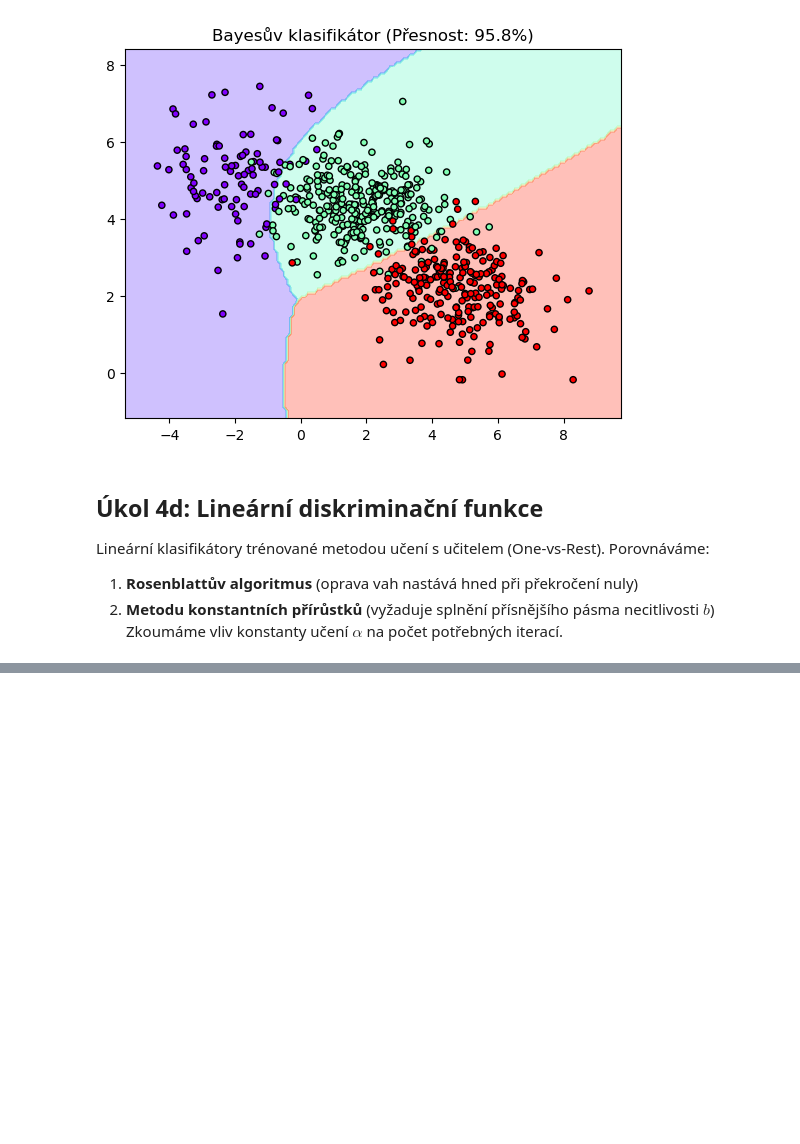
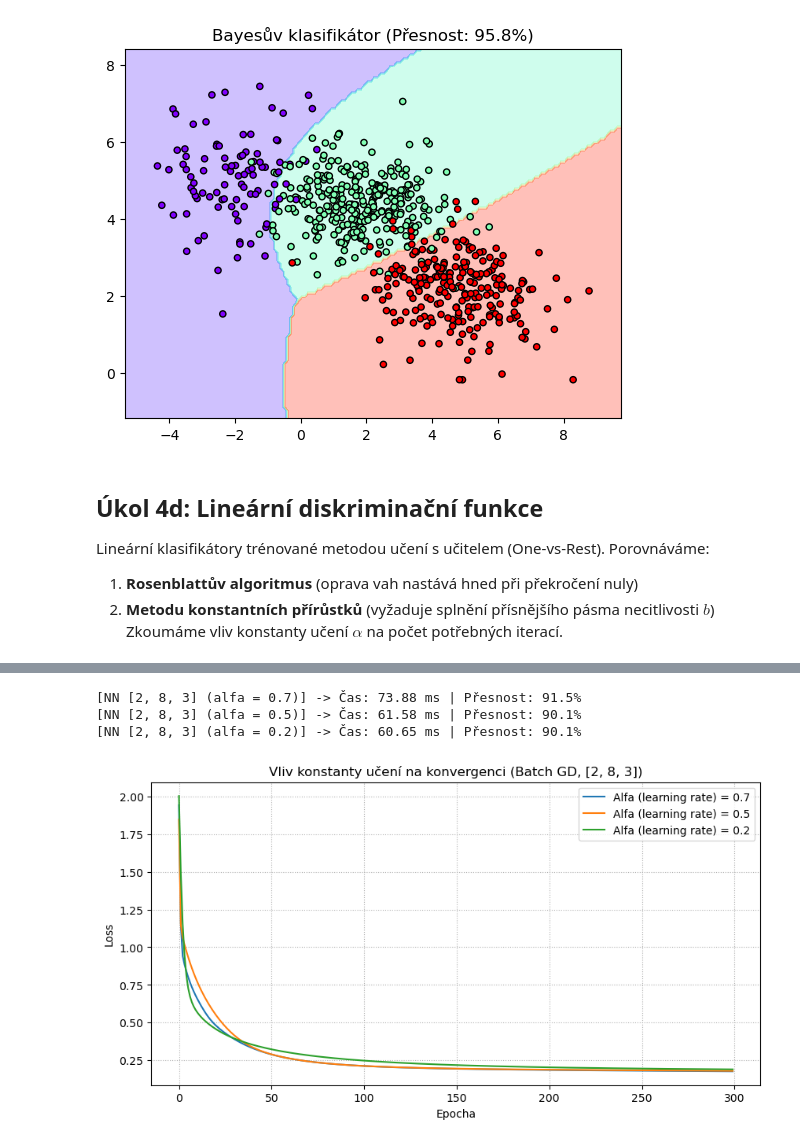
Before and after one commit to LosVocelos/ZSUR_semestralka, a Jupyter notebook: nb_classification.ipynb, the cells around one changed output, grey strips where cells are left out. Cells and saved outputs as stored; diff of their text form; code cells hidden in the pictures; blank space fills up the shorter version.

```diff
--- a/nb_classification.ipynb
+++ b/nb_classification.ipynb
@@ -229 +246,26 @@ plt.show()
+# %%
+# Srovnání Learning Rates
+lrs = [0.7, 0.5, 0.2]
+
+plt.figure(figsize=(10, 5))
+for lr in lrs:
+    nn = cl.SimpleNeuralNetwork(layer_sizes=topology, learning_rate=lr)
+
+    # Spuštění přes run_evaluation pro uložení do statistik
+    # Abychom rozlišili názvy v grafu, přidáme hodnotu alfy do názvu
+    loss = run_evaluation(f"NN {topology} (alfa = {lr})", nn, X_train, y_train, X_test, y_test, epochs=epochs, sgd=False)
+
+    plt.plot(loss, label=f"Alfa (learning rate) = {lr}")
+
+plt.title("Vliv konstanty učení na konvergenci (Batch GD, [2, 8, 3])")
+plt.xlabel("Epocha")
+plt.ylabel("Loss")
+plt.legend()
+plt.grid(True, linestyle=":")
+plt.show()
+# %% [output]
+[NN [2, 8, 3] (alfa = 0.7)] -> Čas: 73.88 ms | Přesnost: 91.5%
+[NN [2, 8, 3] (alfa = 0.5)] -> Čas: 61.58 ms | Přesnost: 90.1%
+[NN [2, 8, 3] (alfa = 0.2)] -> Čas: 60.65 ms | Přesnost: 90.1%
+[figure, added]
 # %% [markdown]
```
Also changed, not shown: parts of 20 cells of this notebook, 3 other files.
